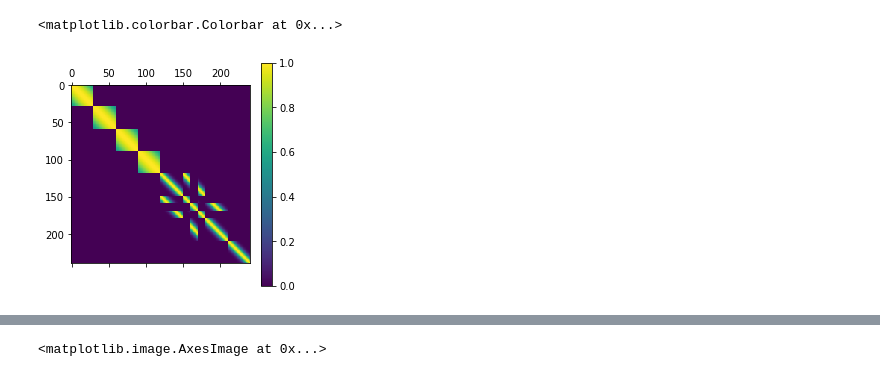
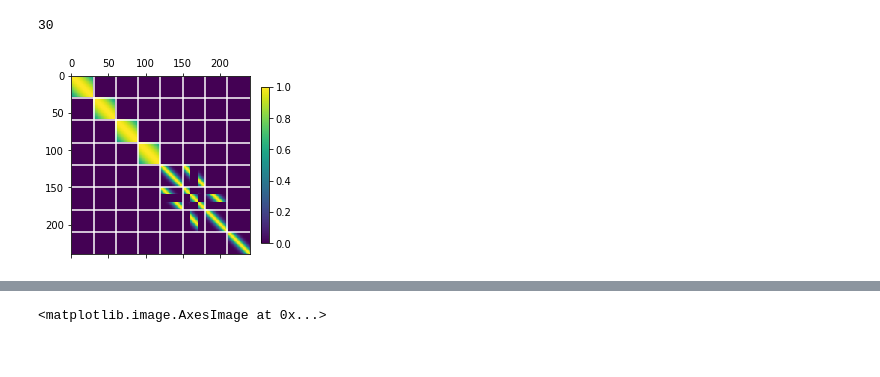
Before and after one commit to lionfish0/experimentation, a Jupyter notebook: VI From math to code-Done-different kernels.ipynb, the cells around one changed output, grey strips where cells are left out. Saved outputs shown, nothing was run; the diff lists cells and outputs as text; code cells hidden in the pictures.

```diff
--- a/VI From math to code-Done-different kernels.ipynb
+++ b/VI From math to code-Done-different kernels.ipynb
@@ -83,9 +96,17 @@ def K(X1,X2):
             if x1[2]==x2[2]!=0: #if scaling function
                 r[i1,i2] = k(x1,x2)
     return tf.Variable(r,dtype=tf.float32)
-# %%
-plt.matshow(K(X,X).numpy())
-plt.colorbar()
-# %% [output]
-<matplotlib.colorbar.Colorbar at 0x...>
-[figure, removed]
+# %%
+np.sum(X[:,-1].numpy()==1)
+# %% [output]
+30
+# %%
+plt.matshow(K(X,X).numpy())
+plt.colorbar(shrink=0.7)
+plt.vlines(np.arange(0,X.shape[0],30),0,X.shape[0],'w')
+plt.hlines(np.arange(0,X.shape[0],30),0,X.shape[0],'w')
+plt.xlim([0,X.shape[0]])
+plt.ylim([X.shape[0],0])
+plt.savefig('democov.pdf')
+# %% [output]
+[figure, added]
```
Also changed, not shown: parts of 6 cells of this notebook.
